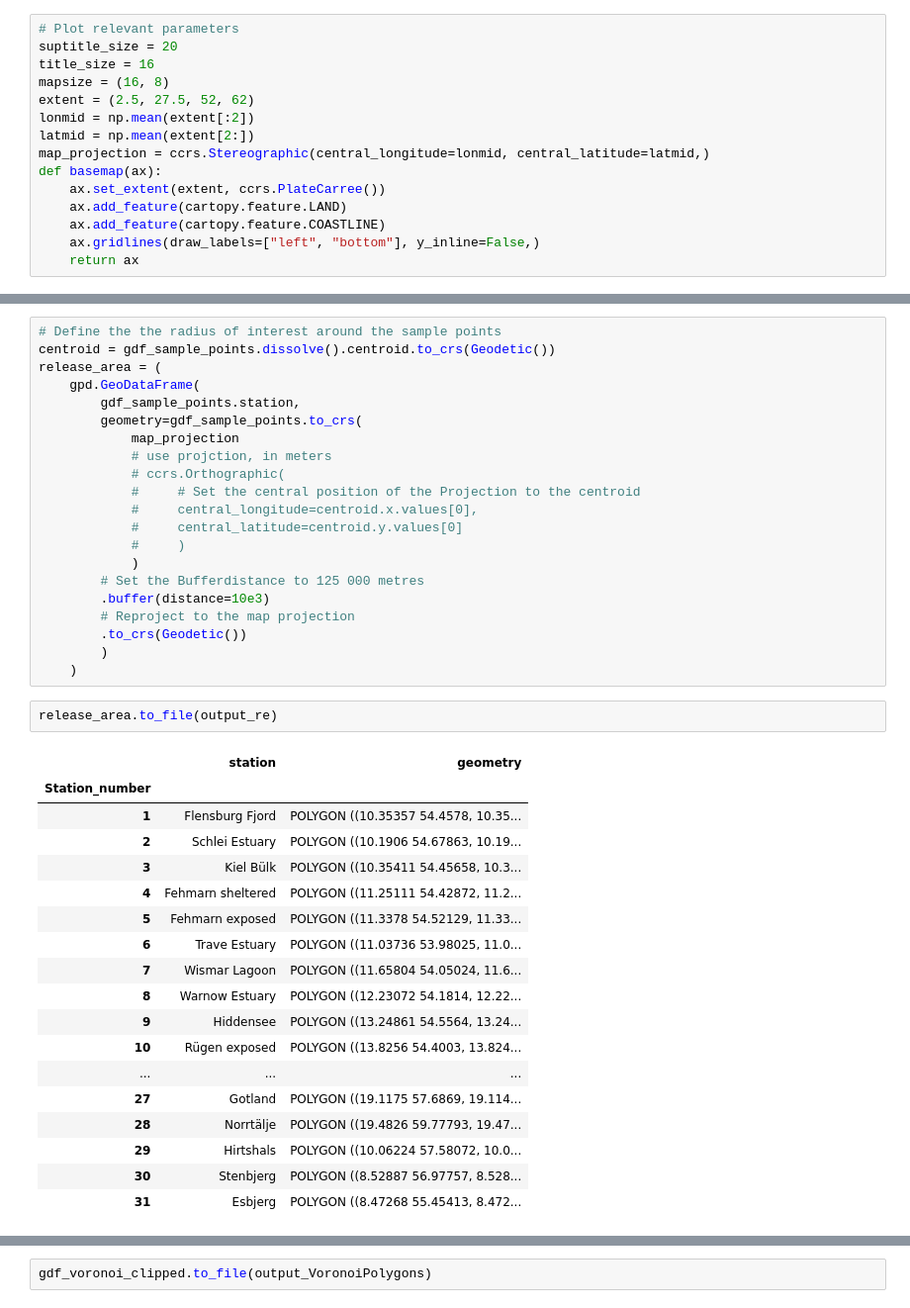
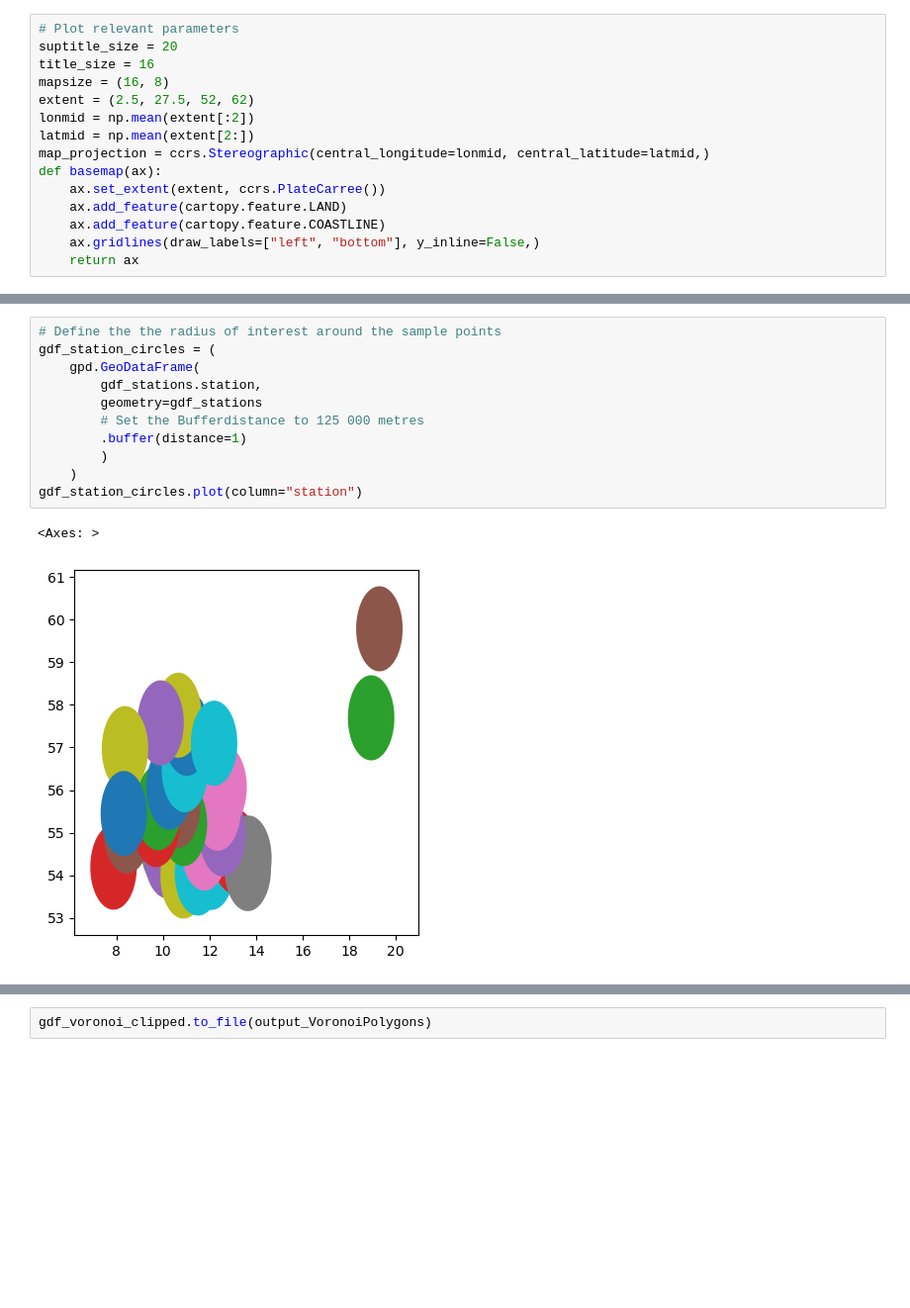
Before and after one commit to geomar-od-lagrange/2025_fucus-dispersal, a Jupyter notebook: notebooks/VoronoiPolygons.ipynb, the cells around one changed output, grey strips where cells are left out. Shown at 99% size. Saved outputs shown, nothing was run; the diff lists cells and outputs as text; blank space fills up the shorter version.

```diff
--- a/notebooks/VoronoiPolygons.ipynb
+++ b/notebooks/VoronoiPolygons.ipynb
@@ -91,44 +73,16 @@ plt.show()
 # %%
 # Define the the radius of interest around the sample points
-centroid = gdf_sample_points.dissolve().centroid.to_crs(Geodetic())
-release_area = (
+gdf_station_circles = (
     gpd.GeoDataFrame(
-        gdf_sample_points.station,
-        geometry=gdf_sample_points.to_crs(
-            map_projection
-            # use projction, in meters
-            # ccrs.Orthographic(
-            #     # Set the central position of the Projection to the centroid
-            #     central_longitude=centroid.x.values[0],
-            #     central_latitude=centroid.y.values[0]
-            #     )
-            )
+        gdf_stations.station,
+        geometry=gdf_stations
         # Set the Bufferdistance to 125 000 metres
-        .buffer(distance=10e3)
-        # Reproject to the map projection
-        .to_crs(Geodetic())
+        .buffer(distance=1)
         )
     )
+gdf_station_circles.plot(column="station")
+# %% [output]
+<Axes: >
+[figure, added]
-# %%
-release_area.to_file(output_re)
-# %% [output]
-|  | station | geometry |
-| Station_number |  |  |
-| 1 | Flensburg Fjord | POLYGON ((10.35357 54.4578, 10.35... |
-| 2 | Schlei Estuary | POLYGON ((10.1906 54.67863, 10.19... |
-| 3 | Kiel Bülk | POLYGON ((10.35411 54.45658, 10.3... |
-| 4 | Fehmarn sheltered | POLYGON ((11.25111 54.42872, 11.2... |
-| 5 | Fehmarn exposed | POLYGON ((11.3378 54.52129, 11.33... |
-| 6 | Trave Estuary | POLYGON ((11.03736 53.98025, 11.0... |
-| 7 | Wismar Lagoon | POLYGON ((11.65804 54.05024, 11.6... |
-| 8 | Warnow Estuary | POLYGON ((12.23072 54.1814, 12.22... |
-| 9 | Hiddensee | POLYGON ((13.24861 54.5564, 13.24... |
-| 10 | Rügen exposed | POLYGON ((13.8256 54.4003, 13.824... |
-| ... | ... | ... |
-| 27 | Gotland | POLYGON ((19.1175 57.6869, 19.114... |
-| 28 | Norrtälje | POLYGON ((19.4826 59.77793, 19.47... |
-| 29 | Hirtshals | POLYGON ((10.06224 57.58072, 10.0... |
-| 30 | Stenbjerg | POLYGON ((8.52887 56.97757, 8.528... |
-| 31 | Esbjerg | POLYGON ((8.47268 55.45413, 8.472... |
 # %%
 # Build geodataframe for voronoi polygons
```
Also changed, not shown: parts of 56 cells of this notebook.
